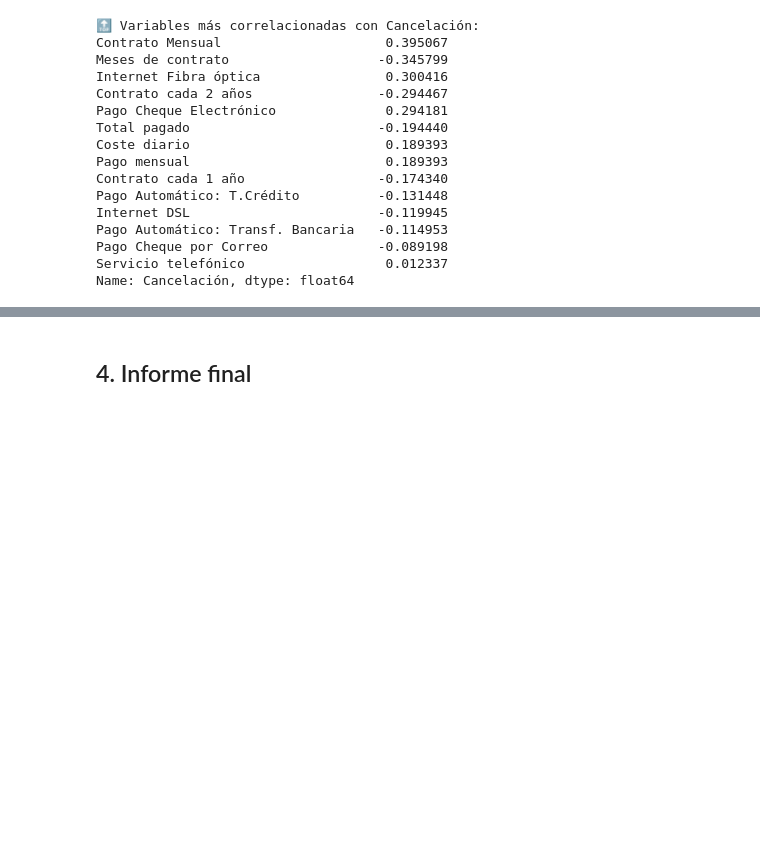
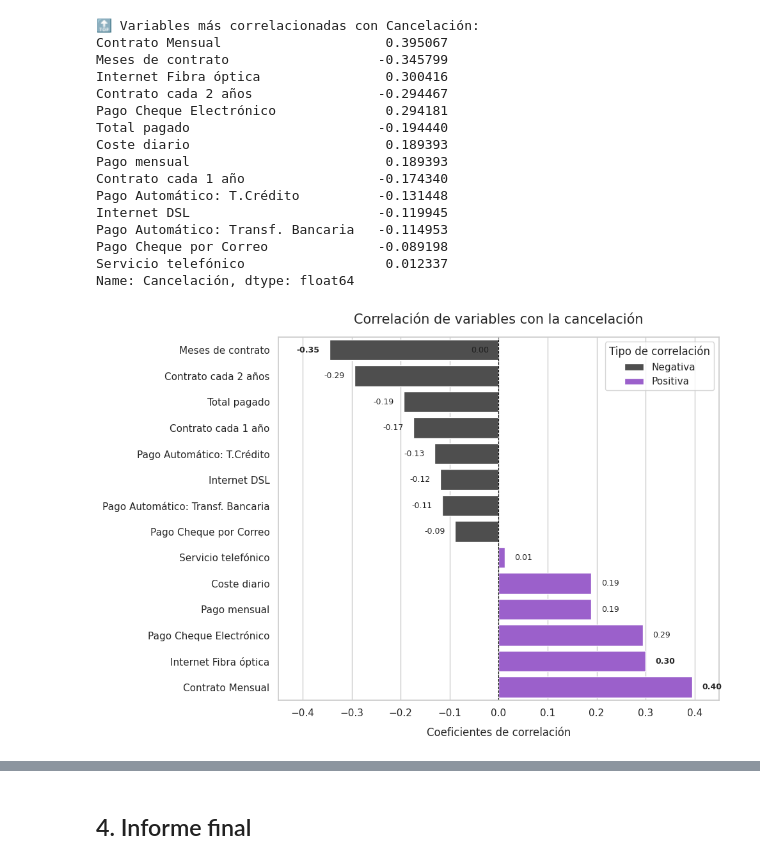
Before and after one commit to DaniBntz/TelecomX, a Jupyter notebook: TelecomX_Challenge.ipynb, the cells around one changed output, grey strips where cells are left out. Cells and saved outputs as stored; diff of their text form; code cells hidden in the pictures; blank space fills up the shorter version.

Commit message:
Gráfica de las variables de la correlación más asociadas con la cancelación

```diff
--- a/TelecomX_Challenge.ipynb
+++ b/TelecomX_Challenge.ipynb
@@ -1367,3 +1367,73 @@ Pago Automático: Transf. Bancaria   -0.114953
 Pago Cheque por Correo              -0.089198
 Servicio telefónico                  0.012337
 Name: Cancelación, dtype: float64
+# %%
+#Grafico lo obtenido durante la correlación
+
+# Diccionario con los nombres para el gráfico
+correlaciones = {
+    'Contrato Mensual': 0.395067,
+    'Meses de contrato': -0.345799,
+    'Internet Fibra óptica': 0.300416,
+    'Contrato cada 2 años': -0.294467,
+    'Pago Cheque Electrónico': 0.294181,
+    'Total pagado': -0.194440,
+    'Coste diario': 0.189393,
+    'Pago mensual': 0.189393,
+    'Contrato cada 1 año': -0.174340,
+    'Pago Automático: T.Crédito': -0.131448,
+    'Internet DSL': -0.119945,
+    'Pago Automático: Transf. Bancaria': -0.114953,
+    'Pago Cheque por Correo': -0.089198,
+    'Servicio telefónico': 0.012337
+}
+
+
+# Crear DataFrame
+df_corr = pd.DataFrame.from_dict(correlaciones, orient='index', columns=['Correlación'])
+df_corr = df_corr.sort_values(by='Correlación').reset_index().rename(columns={'index': 'Variable'})
+df_corr['Tipo'] = df_corr['Correlación'].apply(lambda x: 'Positiva' if x > 0 else 'Negativa')
+
+# Gráfico
+sns.set_theme(style="whitegrid")
+plt.figure(figsize=(10, 7))
+plot = sns.barplot(
+    data=df_corr,
+    x='Correlación',
+    y='Variable',
+    hue='Tipo',
+    dodge=False,
+    palette={'Positiva': '#9D4EDD', 'Negativa': '#4E4E4E'}
+)
+
+# Títulos y límites
+plt.title('Correlación de variables con la cancelación', fontsize=15, pad=15)
+plt.xlabel('Coeficientes de correlación', labelpad = 10)
+plt.ylabel('')
+plt.xlim(-0.45, 0.45)
+plt.axvline(0, color='black', linestyle='--', linewidth=0.8)
+plt.legend(title='Tipo de correlación')
+plt.tight_layout()
+
+# Agregar etiquetas con negrita para valores >= 0.30
+for bar in plot.patches:
+    width = bar.get_width()
+    y = bar.get_y() + bar.get_height() / 2
+    variable = bar.get_y()  # posición
+    value = width
+    align = 'left' if width > 0 else 'right'
+    offset = 0.02 if width > 0 else -0.02
+    peso = 'bold' if abs(width) >= 0.30 else 'normal'
+    plot.text(
+        width + offset,
+        y,
+        f'{value:.2f}',
+        va='center',
+        ha=align,
+        fontsize=9,
+        fontweight=peso
+    )
+
+plt.show()
+# %% [output]
+[figure, added]
```
Also changed, not shown: parts of 1 cell of this notebook.
